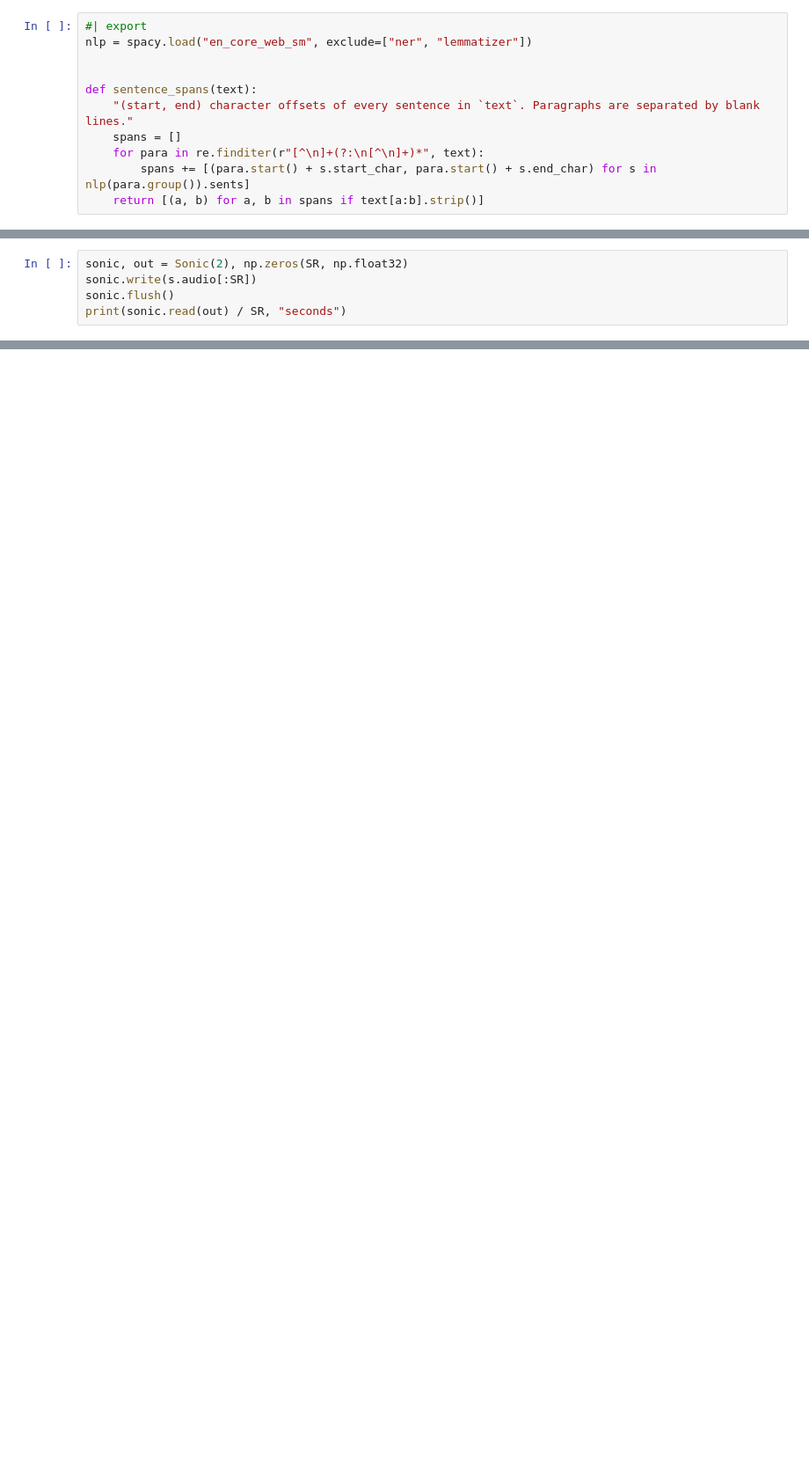
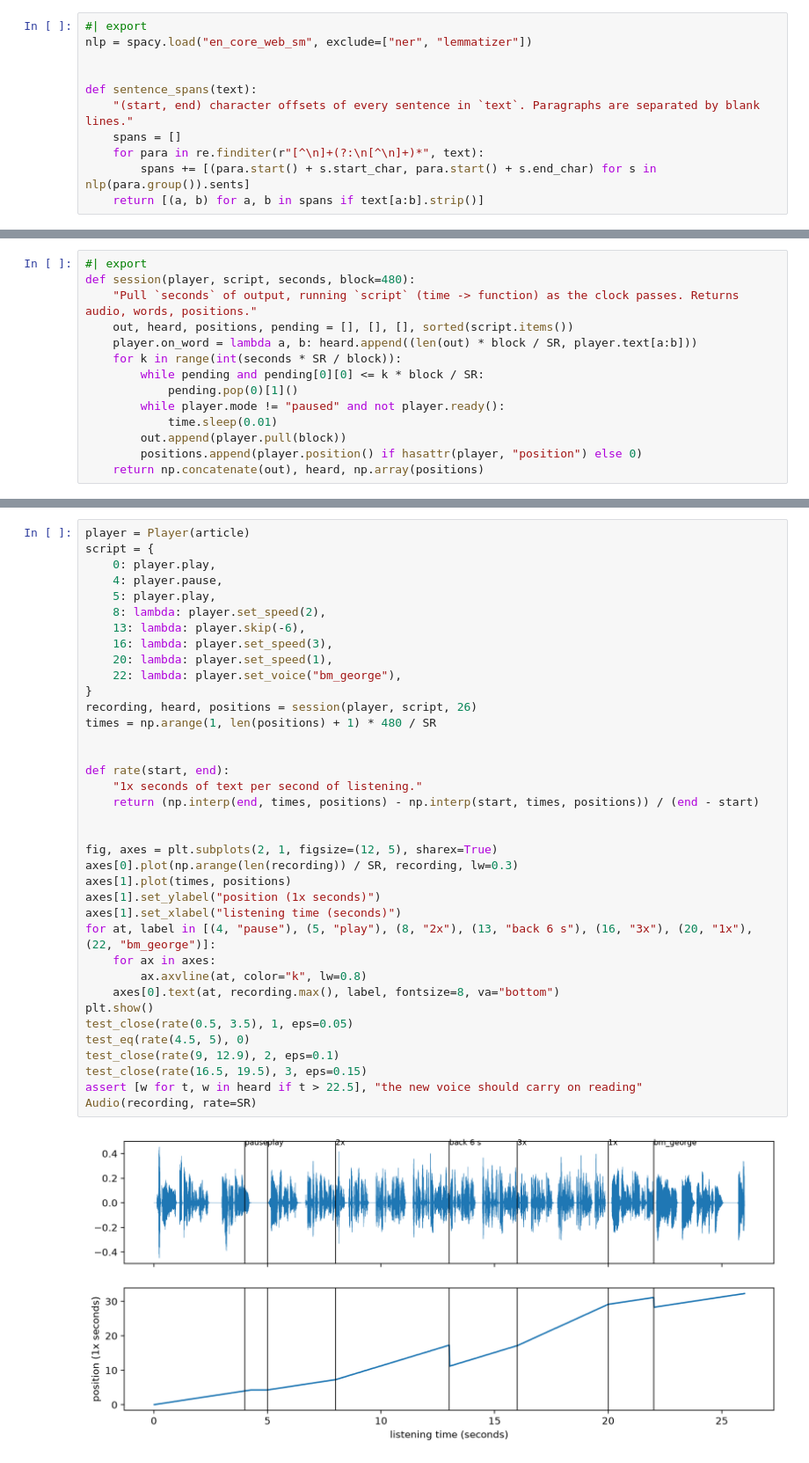
Before and after one commit to HenryDashwood/text-to-speech, a Jupyter notebook: nbs/102_player.ipynb, the cells around one changed output, grey strips where cells are left out. Shown at 88% size. Cells and saved outputs as stored; diff of their text form; blank space fills up the shorter version.

```diff
--- a/nbs/102_player.ipynb
+++ b/nbs/102_player.ipynb
@@ -186,5 +55,0 @@ A second of audio in at 2x should be half a second out:
-# %%
-sonic, out = Sonic(2), np.zeros(SR, np.float32)
-sonic.write(s.audio[:SR])
-sonic.flush()
-print(sonic.read(out) / SR, "seconds")
@@ -499,0 +224,14 @@ sentences are rendered, so a long skip forward lands on a sentence start rather
+# %%
+#| export
+def session(player, script, seconds, block=480):
+    "Pull `seconds` of output, running `script` (time -> function) as the clock passes. Returns audio, words, positions."
+    out, heard, positions, pending = [], [], [], sorted(script.items())
+    player.on_word = lambda a, b: heard.append((len(out) * block / SR, player.text[a:b]))
+    for k in range(int(seconds * SR / block)):
+        while pending and pending[0][0] <= k * block / SR:
+            pending.pop(0)[1]()
+        while player.mode != "paused" and not player.ready():
+            time.sleep(0.01)
+        out.append(player.pull(block))
+        positions.append(player.position() if hasattr(player, "position") else 0)
+    return np.concatenate(out), heard, np.array(positions)
@@ -499,0 +354,39 @@ sentences are rendered, so a long skip forward lands on a sentence start rather
+# %%
+player = Player(article)
+script = {
+    0: player.play,
+    4: player.pause,
+    5: player.play,
+    8: lambda: player.set_speed(2),
+    13: lambda: player.skip(-6),
+    16: lambda: player.set_speed(3),
+    20: lambda: player.set_speed(1),
+    22: lambda: player.set_voice("bm_george"),
+}
+recording, heard, positions = session(player, script, 26)
+times = np.arange(1, len(positions) + 1) * 480 / SR
+
+
+def rate(start, end):
+    "1x seconds of text per second of listening."
+    return (np.interp(end, times, positions) - np.interp(start, times, positions)) / (end - start)
+
+
+fig, axes = plt.subplots(2, 1, figsize=(12, 5), sharex=True)
+axes[0].plot(np.arange(len(recording)) / SR, recording, lw=0.3)
+axes[1].plot(times, positions)
+axes[1].set_ylabel("position (1x seconds)")
+axes[1].set_xlabel("listening time (seconds)")
+for at, label in [(4, "pause"), (5, "play"), (8, "2x"), (13, "back 6 s"), (16, "3x"), (20, "1x"), (22, "bm_george")]:
+    for ax in axes:
+        ax.axvline(at, color="k", lw=0.8)
+    axes[0].text(at, recording.max(), label, fontsize=8, va="bottom")
+plt.show()
+test_close(rate(0.5, 3.5), 1, eps=0.05)
+test_eq(rate(4.5, 5), 0)
+test_close(rate(9, 12.9), 2, eps=0.1)
+test_close(rate(16.5, 19.5), 3, eps=0.15)
+assert [w for t, w in heard if t > 22.5], "the new voice should carry on reading"
+Audio(recording, rate=SR)
+# %% [output]
+[figure, added]
```
Also changed, not shown: parts of 48 cells of this notebook, 22 other files.
